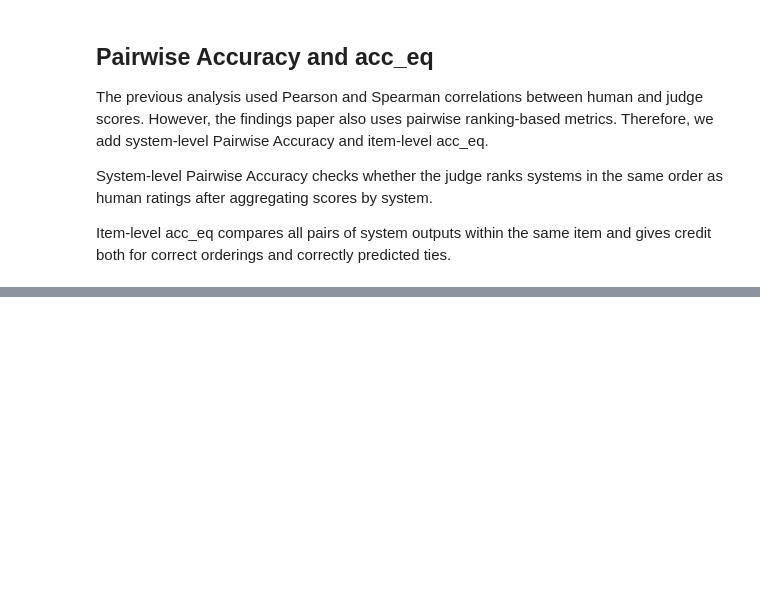
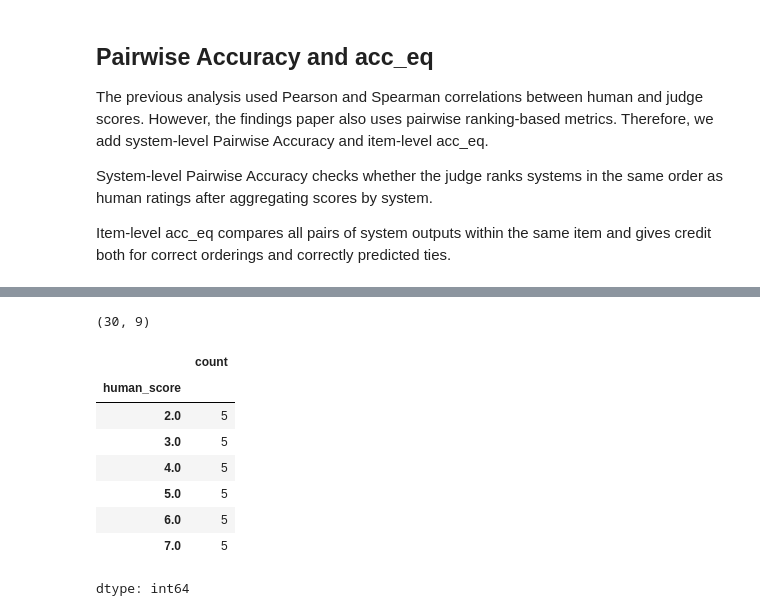
Before and after one commit to NhAnh278/llm-as-a-judge-praktikum, a Jupyter notebook: notebooks/Nhat_Anh_Hoang_analysis.ipynb, the cells around one changed output, grey strips where cells are left out. Saved outputs shown, nothing was run; the diff lists cells and outputs as text; code cells hidden in the pictures; blank space fills up the shorter version.

```diff
--- a/notebooks/Nhat_Anh_Hoang_analysis.ipynb
+++ b/notebooks/Nhat_Anh_Hoang_analysis.ipynb
@@ -1374,0 +1393,28 @@ Item-level acc_eq compares all pairs of system outputs within the same item and
+# %%
+hf_sample = (
+    df_human_long[
+        (df_human_long["language_locale"] == "English (United States)") &
+        (df_human_long["aspect"].isin([
+            "coherence",
+            "naturalness",
+            "instruction_following"
+        ]))
+    ]
+    .groupby("human_score", group_keys=False)
+    .apply(lambda x: x.sample(min(len(x), 5), random_state=42))
+    .reset_index(drop=True)
+)
+
+print(hf_sample.shape)
+hf_sample["human_score"].value_counts().sort_index()
+# %% [output]
+(30, 9)
+|  | count |
+| human_score |  |
+| 2.0 | 5 |
+| 3.0 | 5 |
+| 4.0 | 5 |
+| 5.0 | 5 |
+| 6.0 | 5 |
+| 7.0 | 5 |
+dtype: int64
```
Also changed, not shown: parts of 11 cells of this notebook.
